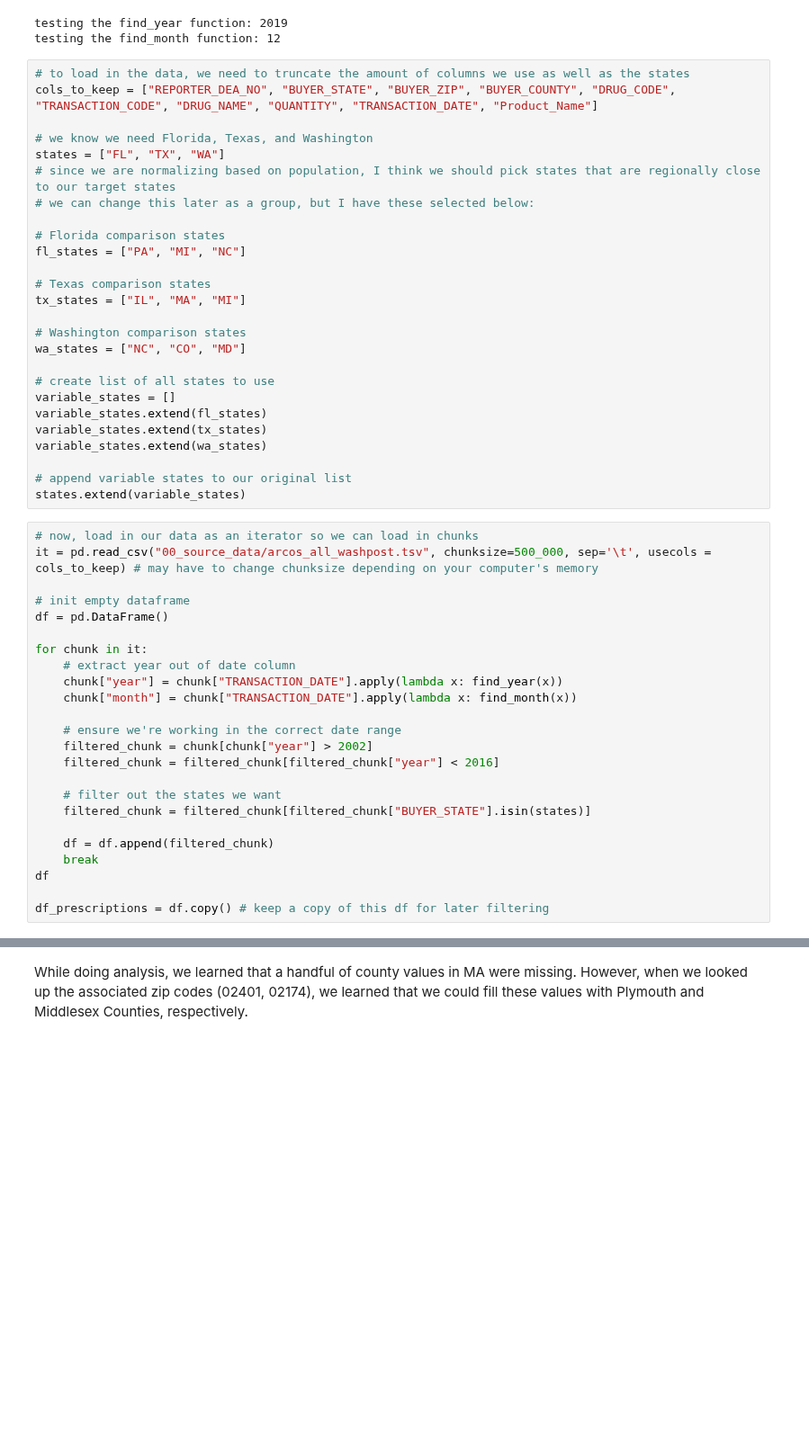
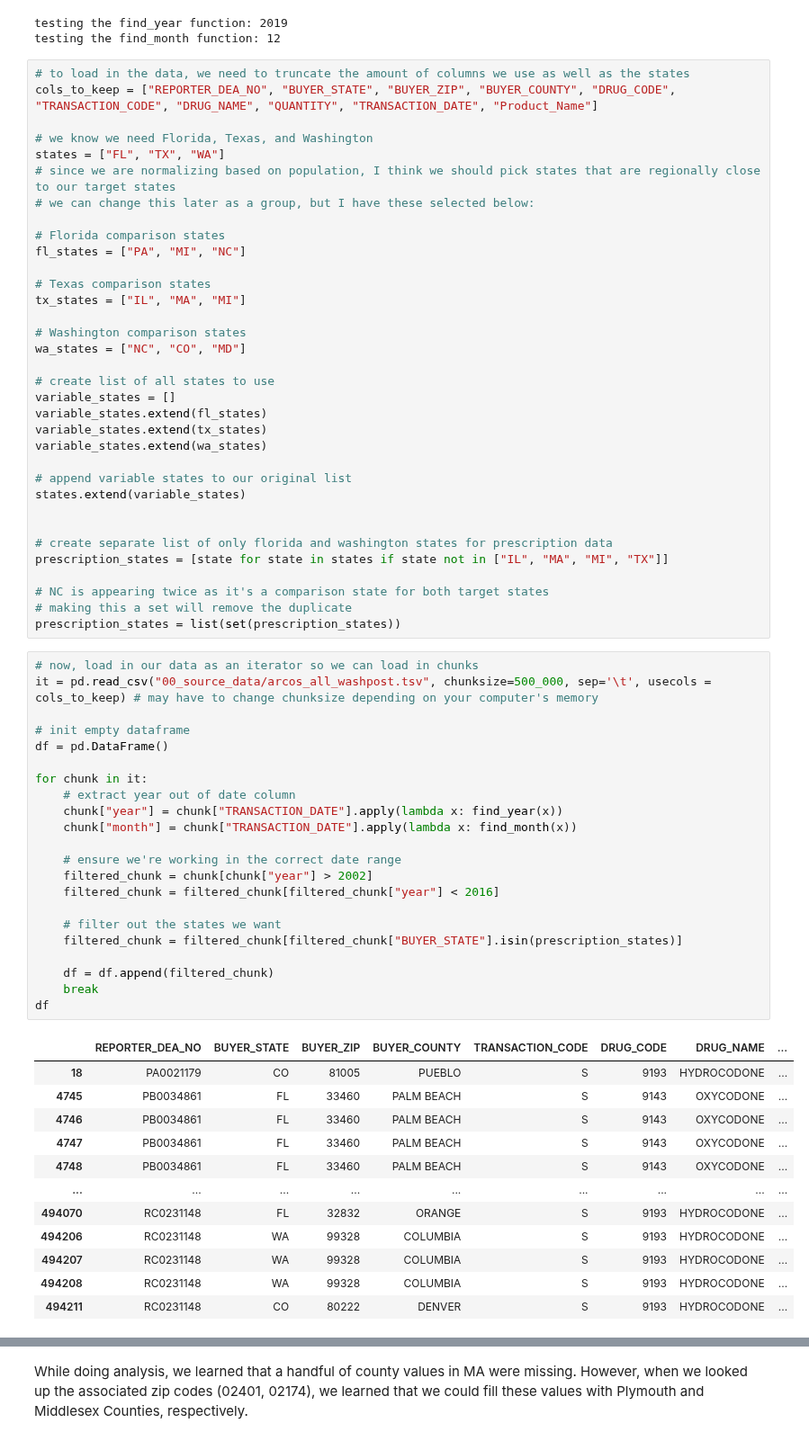
Before and after one commit to abzdel/Opioid-Analysis, a Jupyter notebook: 02_clean_data.ipynb, the cells around one changed output, grey strips where cells are left out. Shown at 90% size. Drawn from its saved outputs; the diff is of its cells as text; blank space fills up the shorter version.

```diff
--- a/02_clean_data.ipynb
+++ b/02_clean_data.ipynb
@@ -77,27 +77,46 @@ variable_states.extend(wa_states)
 
 # append variable states to our original list
 states.extend(variable_states)
+
+
+# create separate list of only florida and washington states for prescription data
+prescription_states = [state for state in states if state not in ["IL", "MA", "MI", "TX"]]
+
+# NC is appearing twice as it's a comparison state for both target states
+# making this a set will remove the duplicate
+prescription_states = list(set(prescription_states))
 # %%
 # now, load in our data as an iterator so we can load in chunks
 it = pd.read_csv("00_source_data/arcos_all_washpost.tsv", chunksize=500_000, sep='\t', usecols = cols_to_keep) # may have to change chunksize depending on your computer's memory
 
 # init empty dataframe
 df = pd.DataFrame()
 
 for chunk in it:
     # extract year out of date column
     chunk["year"] = chunk["TRANSACTION_DATE"].apply(lambda x: find_year(x))
     chunk["month"] = chunk["TRANSACTION_DATE"].apply(lambda x: find_month(x))
 
     # ensure we're working in the correct date range
     filtered_chunk = chunk[chunk["year"] > 2002]
     filtered_chunk = filtered_chunk[filtered_chunk["year"] < 2016]
 
     # filter out the states we want
-    filtered_chunk = filtered_chunk[filtered_chunk["BUYER_STATE"].isin(states)]
+    filtered_chunk = filtered_chunk[filtered_chunk["BUYER_STATE"].isin(prescription_states)]
 
     df = df.append(filtered_chunk)
     break
 df
-
-df_prescriptions = df.copy() # keep a copy of this df for later filtering
+# %% [output]
+|  | REPORTER_DEA_NO | BUYER_STATE | BUYER_ZIP | BUYER_COUNTY | TRANSACTION_CODE | DRUG_CODE | DRUG_NAME | ... |
+| 18 | PA0021179 | CO | 81005 | PUEBLO | S | 9193 | HYDROCODONE | ... |
+| 4745 | PB0034861 | FL | 33460 | PALM BEACH | S | 9143 | OXYCODONE | ... |
+| 4746 | PB0034861 | FL | 33460 | PALM BEACH | S | 9143 | OXYCODONE | ... |
+| 4747 | PB0034861 | FL | 33460 | PALM BEACH | S | 9143 | OXYCODONE | ... |
+| 4748 | PB0034861 | FL | 33460 | PALM BEACH | S | 9143 | OXYCODONE | ... |
+| ... | ... | ... | ... | ... | ... | ... | ... | ... |
+| 494070 | RC0231148 | FL | 32832 | ORANGE | S | 9193 | HYDROCODONE | ... |
+| 494206 | RC0231148 | WA | 99328 | COLUMBIA | S | 9193 | HYDROCODONE | ... |
+| 494207 | RC0231148 | WA | 99328 | COLUMBIA | S | 9193 | HYDROCODONE | ... |
+| 494208 | RC0231148 | WA | 99328 | COLUMBIA | S | 9193 | HYDROCODONE | ... |
+| 494211 | RC0231148 | CO | 80222 | DENVER | S | 9193 | HYDROCODONE | ... |
```
Also changed, not shown: parts of 20 cells of this notebook.
